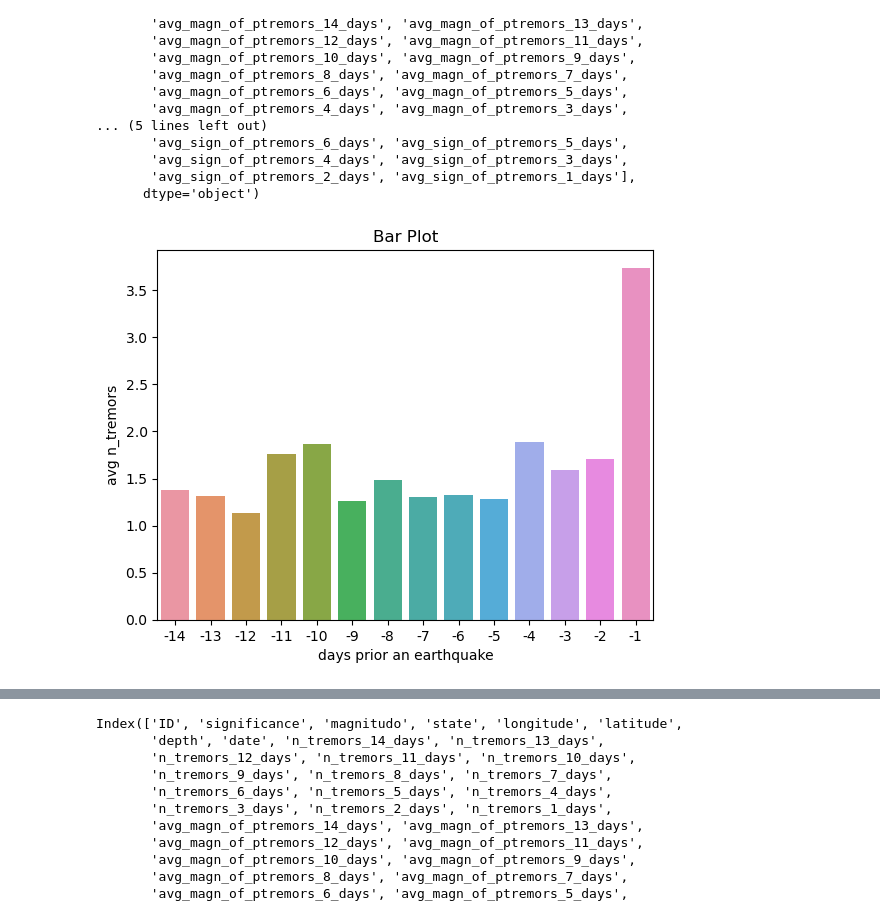
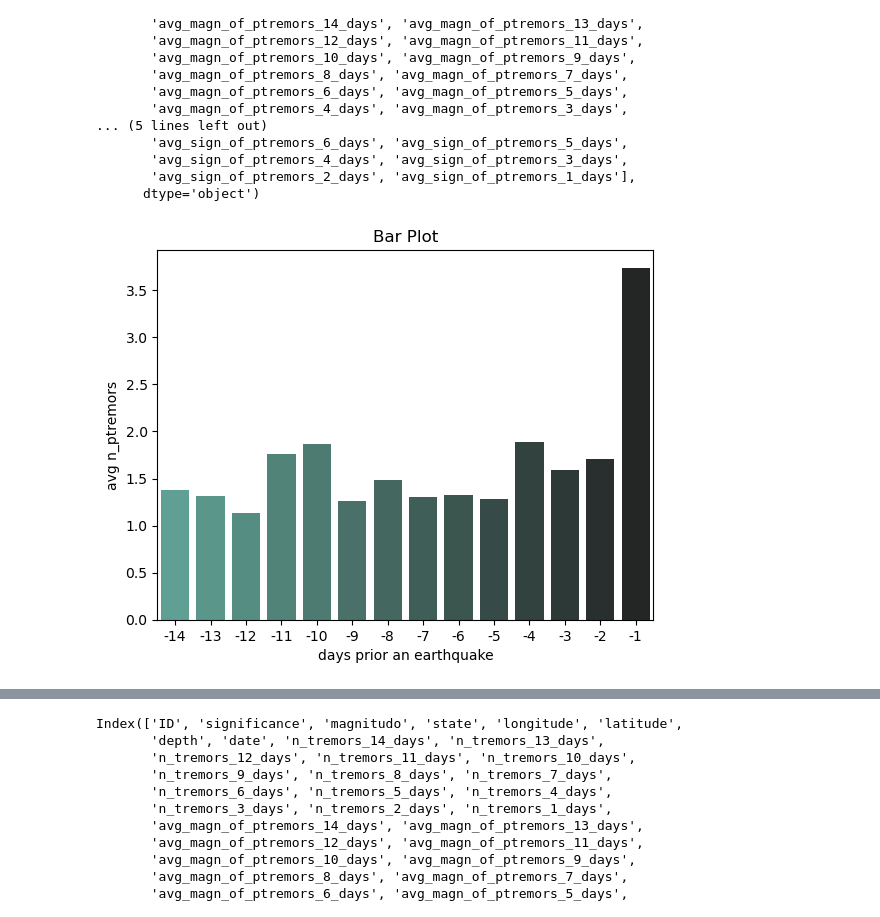
Before and after one commit to DiegoMZD/Earthquakes, a Jupyter notebook: jupyter_notebooks/Premonitory.ipynb, the cells around one changed output, grey strips where cells are left out. Cells and saved outputs as stored; diff of their text form; code cells hidden in the pictures.

```diff
--- a/jupyter_notebooks/Premonitory.ipynb
+++ b/jupyter_notebooks/Premonitory.ipynb
@@ -39,16 +39,16 @@ Index(['ID', 'significance', 'magnitudo', 'state', 'longitude', 'latitude',
 # %%
 import matplotlib.pyplot as plt
 import seaborn as sns
 %matplotlib inline
 
 categ = np.array([n for n in range(-14,0)])
 values = [np.mean(premonitory_full["n_tremors_{}_days".format(i)]) for i in range(14,0,-1)]
 
-sns.barplot(x=categ, y=values)
+sns.barplot(x=categ, y=values, palette = "dark:#5A9_r")
 plt.xlabel('days prior an earthquake')
-plt.ylabel('avg n_tremors')
+plt.ylabel('avg n_ptremors')
 plt.title('Bar Plot')
 
 plt.show()
 # %% [output]
-[figure, old version]
+[figure, new version]
```
Also changed, not shown: parts of 13 cells of this notebook, 1 other file.
